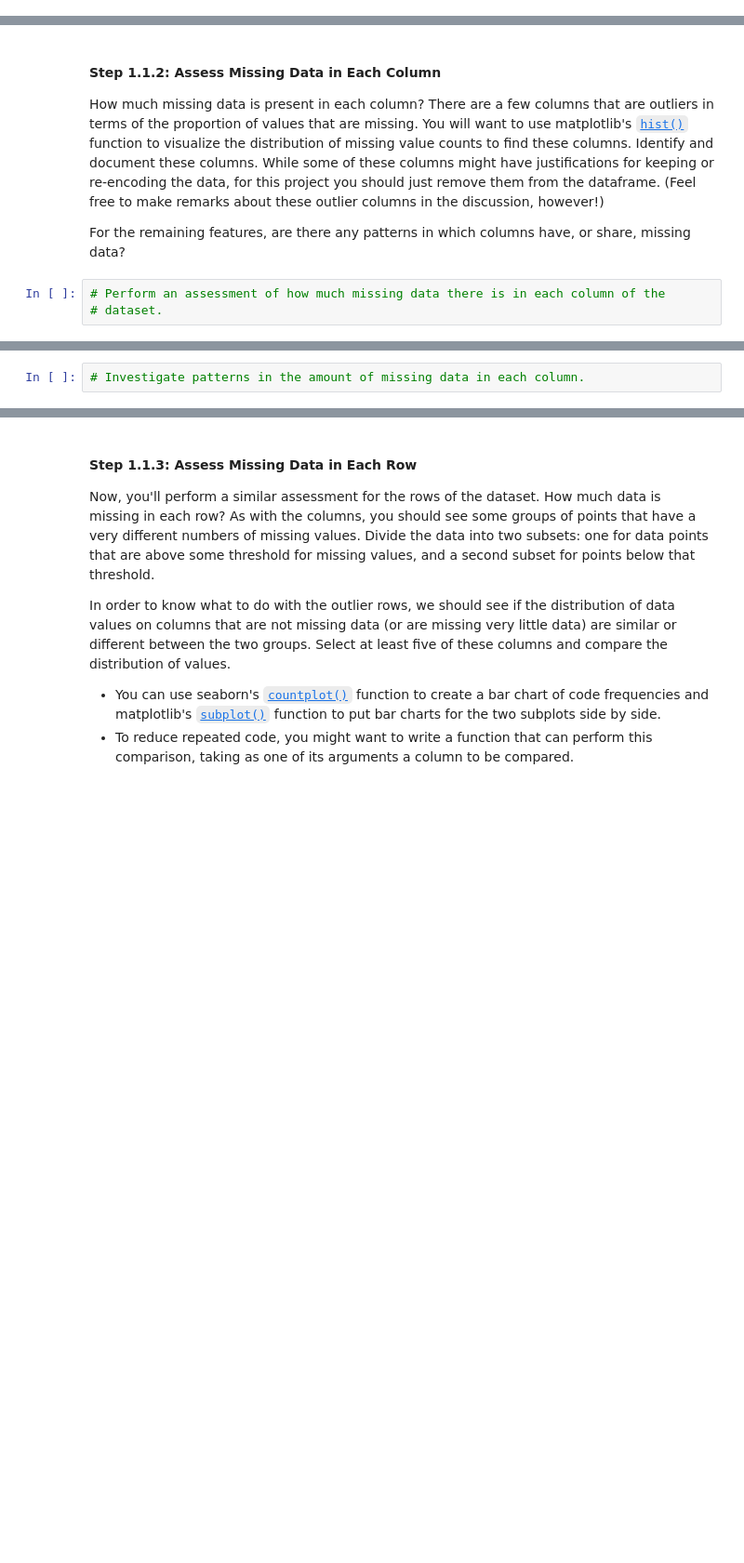
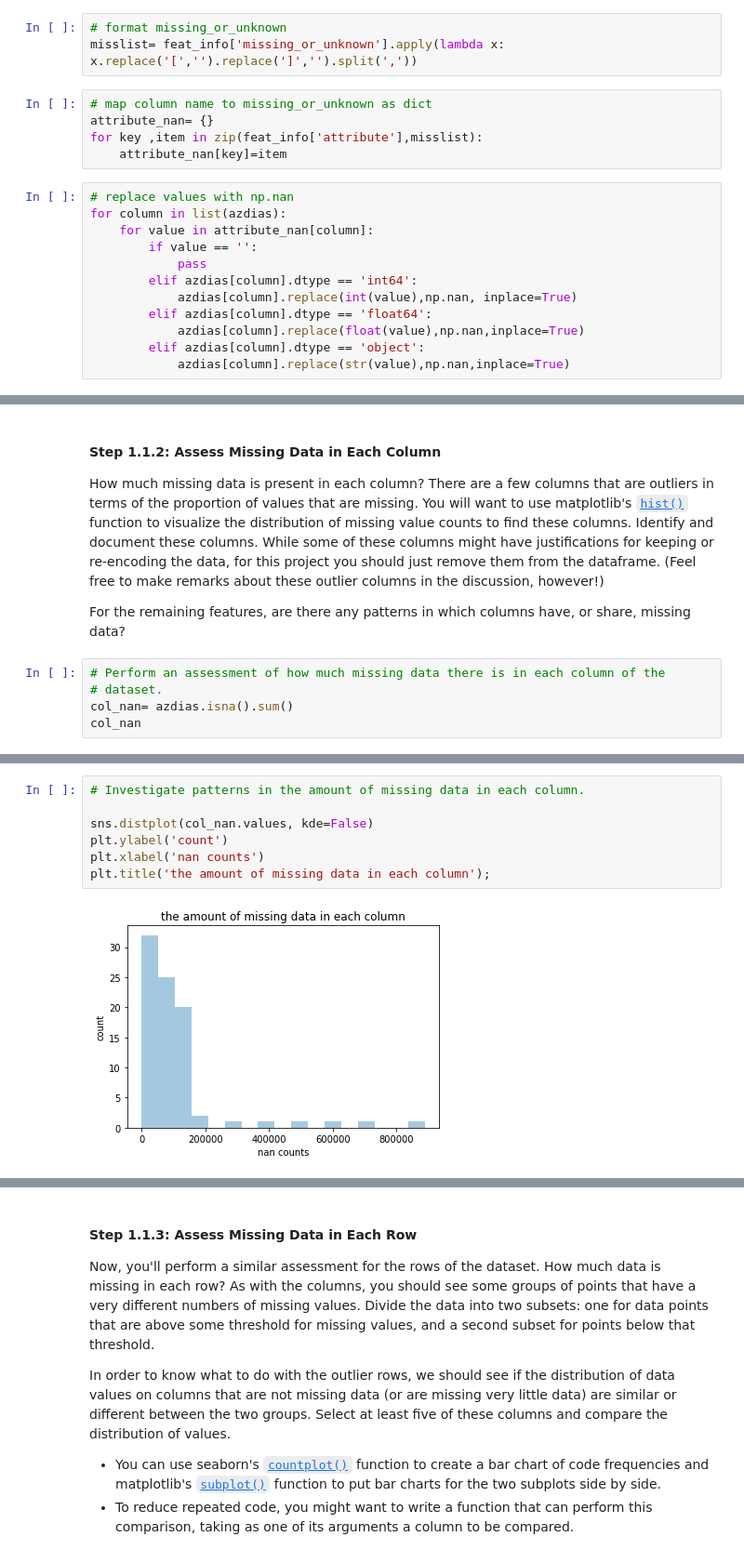
Before and after one commit to victorlifan/Identify-customer-segments-unsupervised-learning-project-, a Jupyter notebook: Identify_Customer_Segments.ipynb, the cells around one changed output, grey strips where cells are left out. Shown: that part at 93% size. Saved outputs shown, nothing was run; the diff lists cells and outputs as text; blank space fills up the shorter version.

```diff
--- a/Identify_Customer_Segments.ipynb
+++ b/Identify_Customer_Segments.ipynb
@@ -64,0 +151,20 @@ The fourth column of the feature attributes summary (loaded in above as `feat_in
+# %%
+# format missing_or_unknown
+misslist= feat_info['missing_or_unknown'].apply(lambda x: x.replace('[','').replace(']','').split(','))
+# %%
+# map column name to missing_or_unknown as dict
+attribute_nan= {}
+for key ,item in zip(feat_info['attribute'],misslist):
+    attribute_nan[key]=item
+# %%
+# replace values with np.nan
+for column in list(azdias):
+    for value in attribute_nan[column]:
+        if value == '':
+            pass
+        elif azdias[column].dtype == 'int64':
+            azdias[column].replace(int(value),np.nan, inplace=True)
+        elif azdias[column].dtype == 'float64':
+            azdias[column].replace(float(value),np.nan,inplace=True)
+        elif azdias[column].dtype == 'object':
+            azdias[column].replace(str(value),np.nan,inplace=True)
@@ -71,3 +193,5 @@ For the remaining features, are there any patterns in which columns have, or sha
 # %%
 # Perform an assessment of how much missing data there is in each column of the
 # dataset.
+col_nan= azdias.isna().sum()
+col_nan
@@ -74,2 +211,9 @@ For the remaining features, are there any patterns in which columns have, or sha
 # %%
 # Investigate patterns in the amount of missing data in each column.
+
+sns.distplot(col_nan.values, kde=False)
+plt.ylabel('count')
+plt.xlabel('nan counts')
+plt.title('the amount of missing data in each column');
+# %% [output]
+[figure, added]
```
Also changed, not shown: parts of 55 cells of this notebook.
